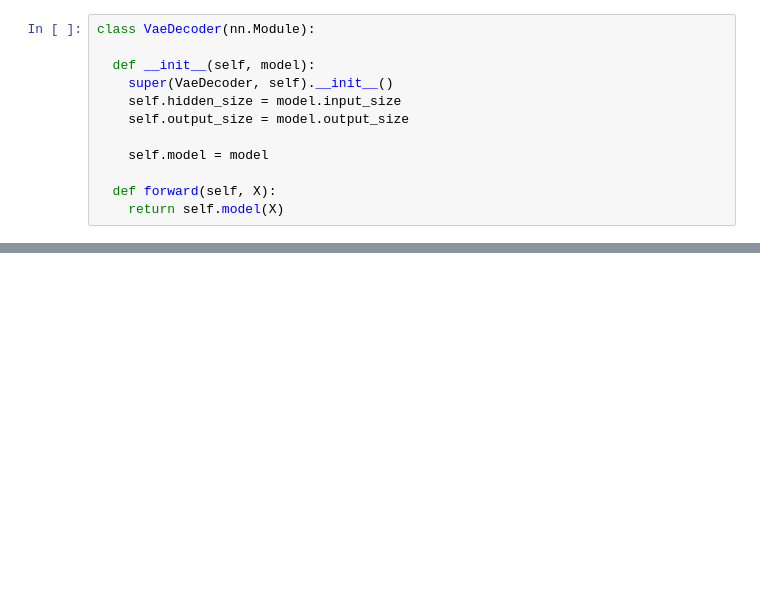
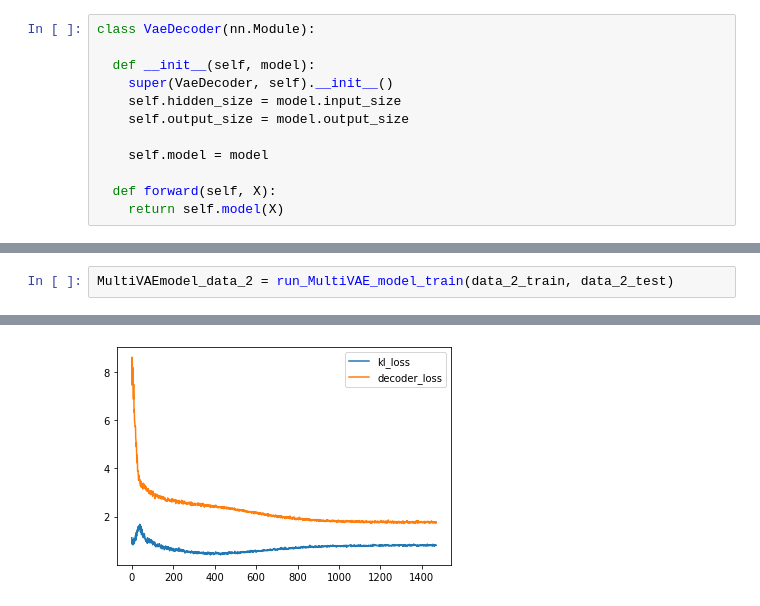
Before and after one commit to XRater/DUL_2019, a Jupyter notebook: DUL_HW4.ipynb, the cells around one changed output, grey strips where cells are left out. Drawn from its saved outputs; the diff is of its cells as text; blank space fills up the shorter version.

```diff
--- a/DUL_HW4.ipynb
+++ b/DUL_HW4.ipynb
@@ -171,0 +234,3 @@ showSampleData(VAEmodel_data_2, 1000)
+# %%
+MultiVAEmodel_data_2 = run_MultiVAE_model_train(data_2_train, data_2_test)
+# %% [output]
@@ -171,0 +247 @@ showSampleData(VAEmodel_data_2, 1000)
+[figure, added]
```
Also changed, not shown: parts of 26 cells of this notebook.
